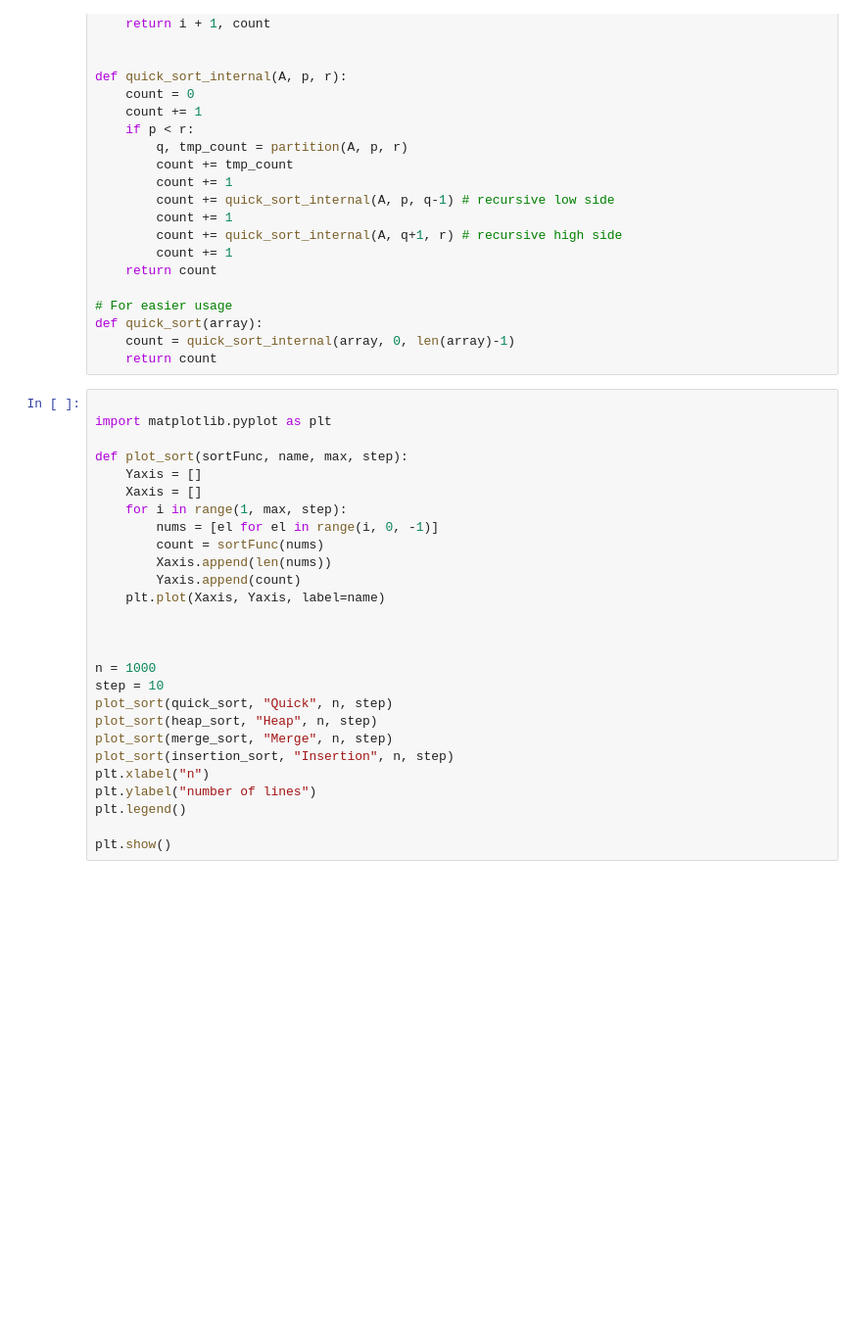
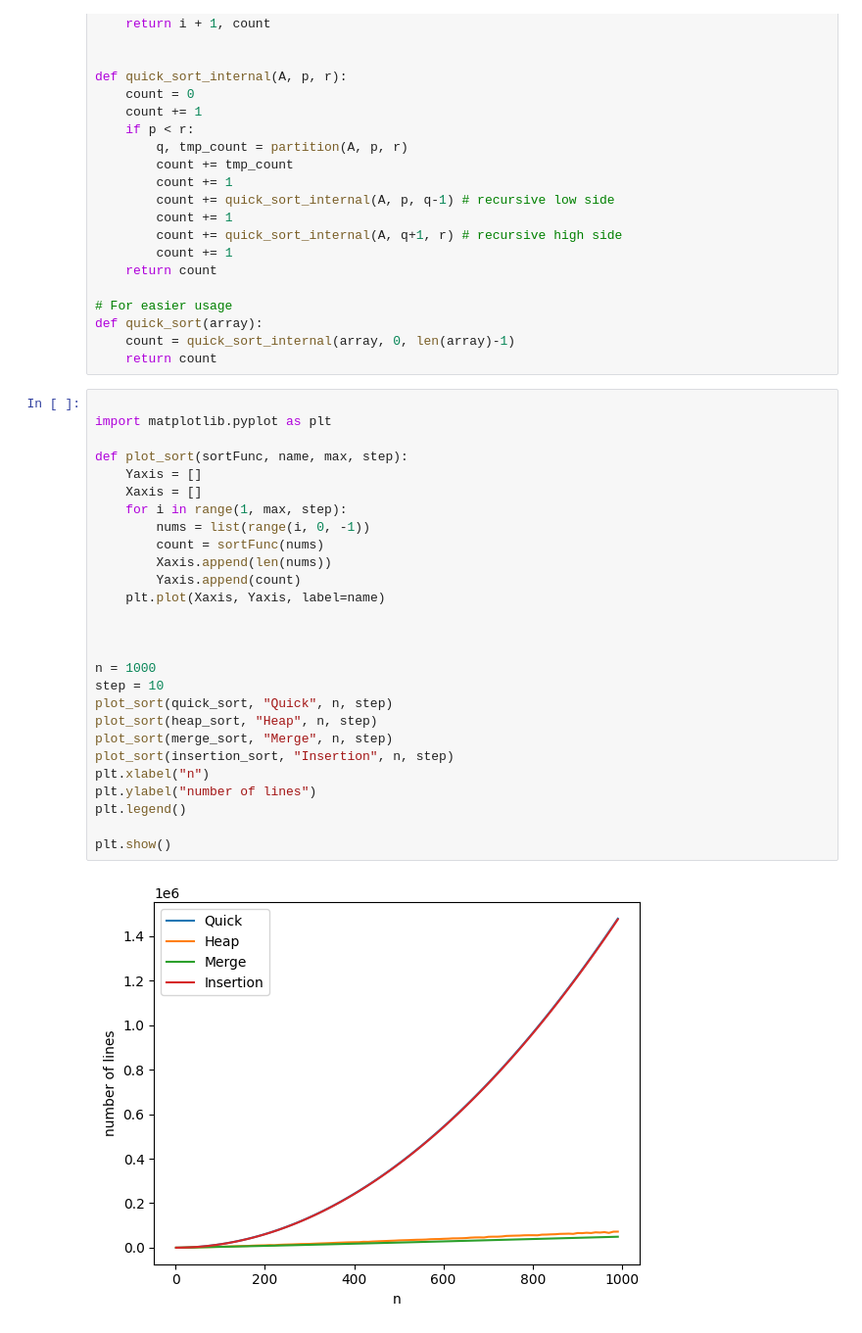
Before and after one commit to andersjosef/DAT600-assignment-1, a Jupyter notebook: assignment1/task1.ipynb, the cells around one changed output. Shown at 98% size. Drawn from its saved outputs; the diff is of its cells as text; blank space fills up the shorter version.

```diff
--- a/assignment1/task1.ipynb
+++ b/assignment1/task1.ipynb
@@ -217,27 +215,29 @@ def quick_sort(array):
 # %%
 
 import matplotlib.pyplot as plt
 
 def plot_sort(sortFunc, name, max, step):
     Yaxis = []
     Xaxis = []
     for i in range(1, max, step):
-        nums = [el for el in range(i, 0, -1)]
+        nums = list(range(i, 0, -1))
         count = sortFunc(nums)
         Xaxis.append(len(nums))
         Yaxis.append(count)
     plt.plot(Xaxis, Yaxis, label=name)
 
 
 
 n = 1000
 step = 10
 plot_sort(quick_sort, "Quick", n, step)
 plot_sort(heap_sort, "Heap", n, step)
 plot_sort(merge_sort, "Merge", n, step)
 plot_sort(insertion_sort, "Insertion", n, step)
 plt.xlabel("n")
 plt.ylabel("number of lines")
 plt.legend()
 
 plt.show()
+# %% [output]
+[figure, added]
```
Also changed, not shown: parts of 1 cell of this notebook, 2 other files.
